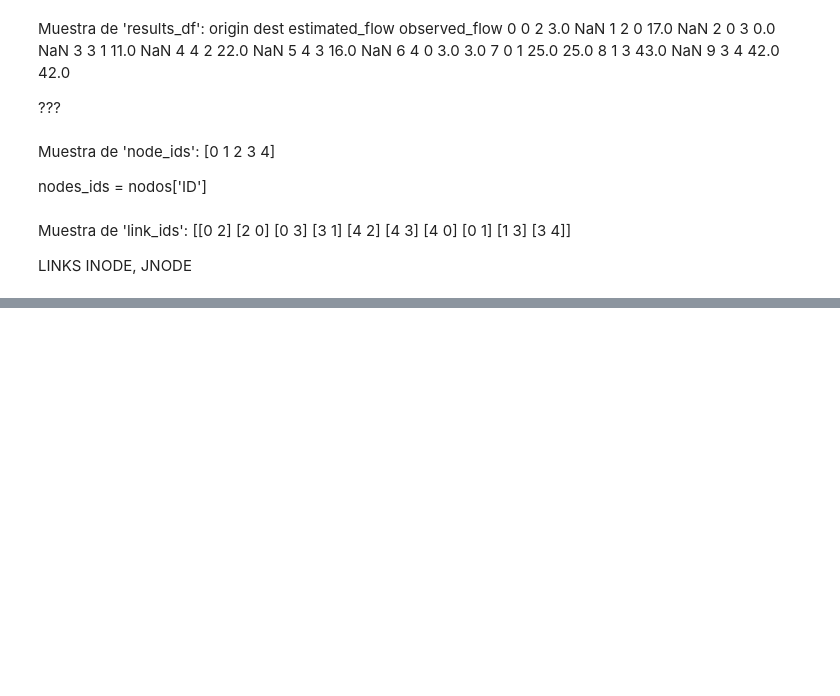
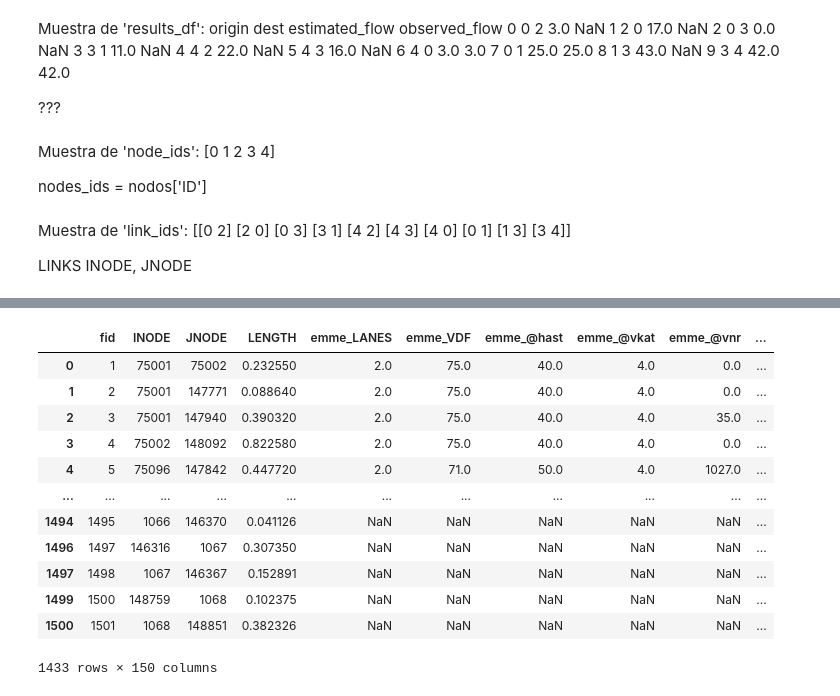
Before and after one commit to jeclareyes/GAT-Applied, a Jupyter notebook: data/notebook.ipynb, the cells around one changed output, grey strips where cells are left out. Cells and saved outputs as stored; diff of their text form; code cells hidden in the pictures; blank space fills up the shorter version.

```diff
--- a/data/notebook.ipynb
+++ b/data/notebook.ipynb
@@ -196,0 +625,18 @@ Muestra de 'link_ids': [[0 2]
+# %%
+df = pd.read_csv("C:/Users/SEJC94056/Documents/AADT_CodeProject/GAT-Applied/layer_procesing/data/geopackages/Final_Links_DataFrame.csv", sep=";", encoding="utf-8")
+df = df[df['edge_type'] == 'road']
+df
+# %% [output]
+|  | fid | INODE | JNODE | LENGTH | emme_LANES | emme_VDF | emme_@hast | emme_@vkat | emme_@vnr | ... |
+| 0 | 1 | 75001 | 75002 | 0.232550 | 2.0 | 75.0 | 40.0 | 4.0 | 0.0 | ... |
+| 1 | 2 | 75001 | 147771 | 0.088640 | 2.0 | 75.0 | 40.0 | 4.0 | 0.0 | ... |
+| 2 | 3 | 75001 | 147940 | 0.390320 | 2.0 | 75.0 | 40.0 | 4.0 | 35.0 | ... |
+| 3 | 4 | 75002 | 148092 | 0.822580 | 2.0 | 75.0 | 40.0 | 4.0 | 0.0 | ... |
+| 4 | 5 | 75096 | 147842 | 0.447720 | 2.0 | 71.0 | 50.0 | 4.0 | 1027.0 | ... |
+| ... | ... | ... | ... | ... | ... | ... | ... | ... | ... | ... |
+| 1494 | 1495 | 1066 | 146370 | 0.041126 | NaN | NaN | NaN | NaN | NaN | ... |
+| 1496 | 1497 | 146316 | 1067 | 0.307350 | NaN | NaN | NaN | NaN | NaN | ... |
+| 1497 | 1498 | 1067 | 146367 | 0.152891 | NaN | NaN | NaN | NaN | NaN | ... |
+| 1499 | 1500 | 148759 | 1068 | 0.102375 | NaN | NaN | NaN | NaN | NaN | ... |
+| 1500 | 1501 | 1068 | 148851 | 0.382326 | NaN | NaN | NaN | NaN | NaN | ... |
+1433 rows × 150 columns
```
Also changed, not shown: parts of 20 cells of this notebook, 21 other files.
